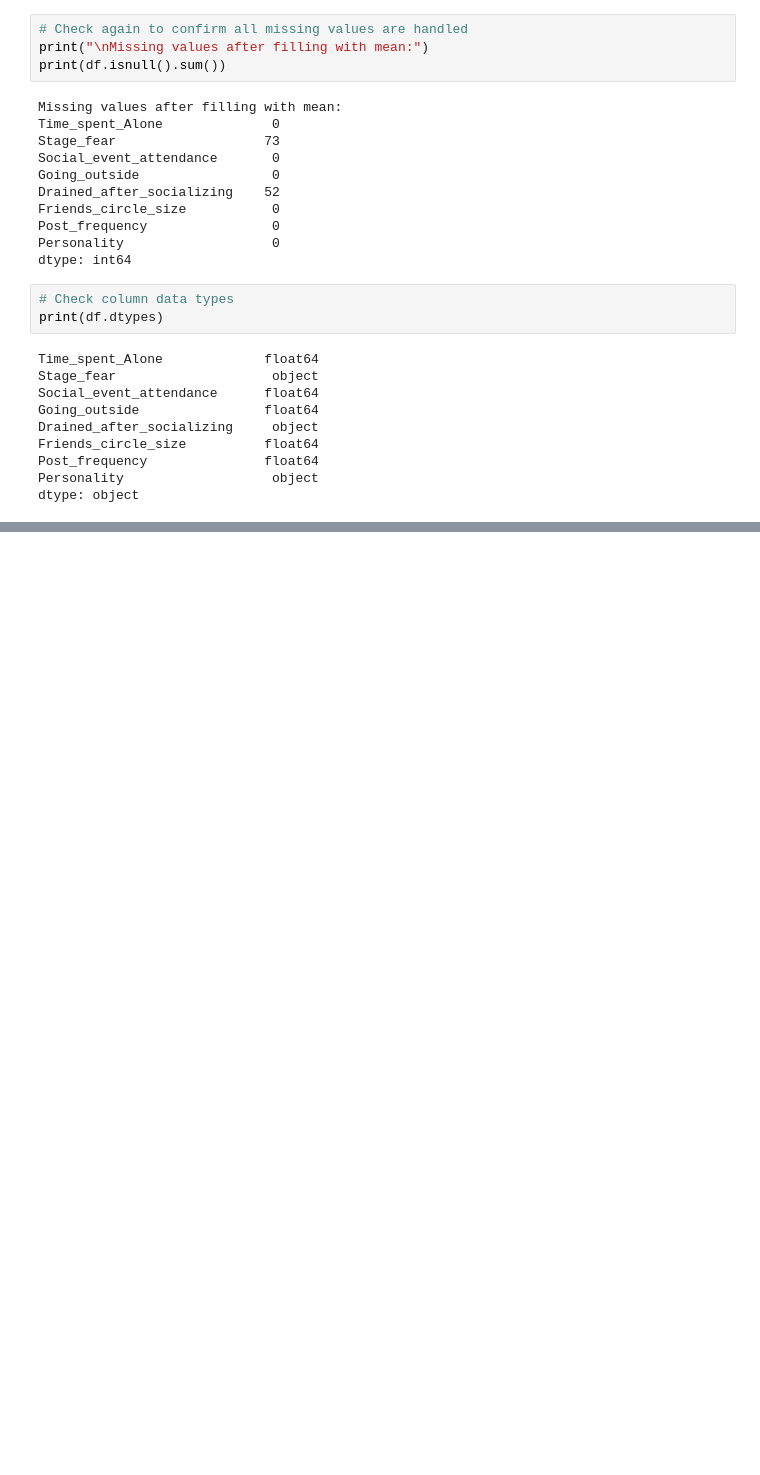
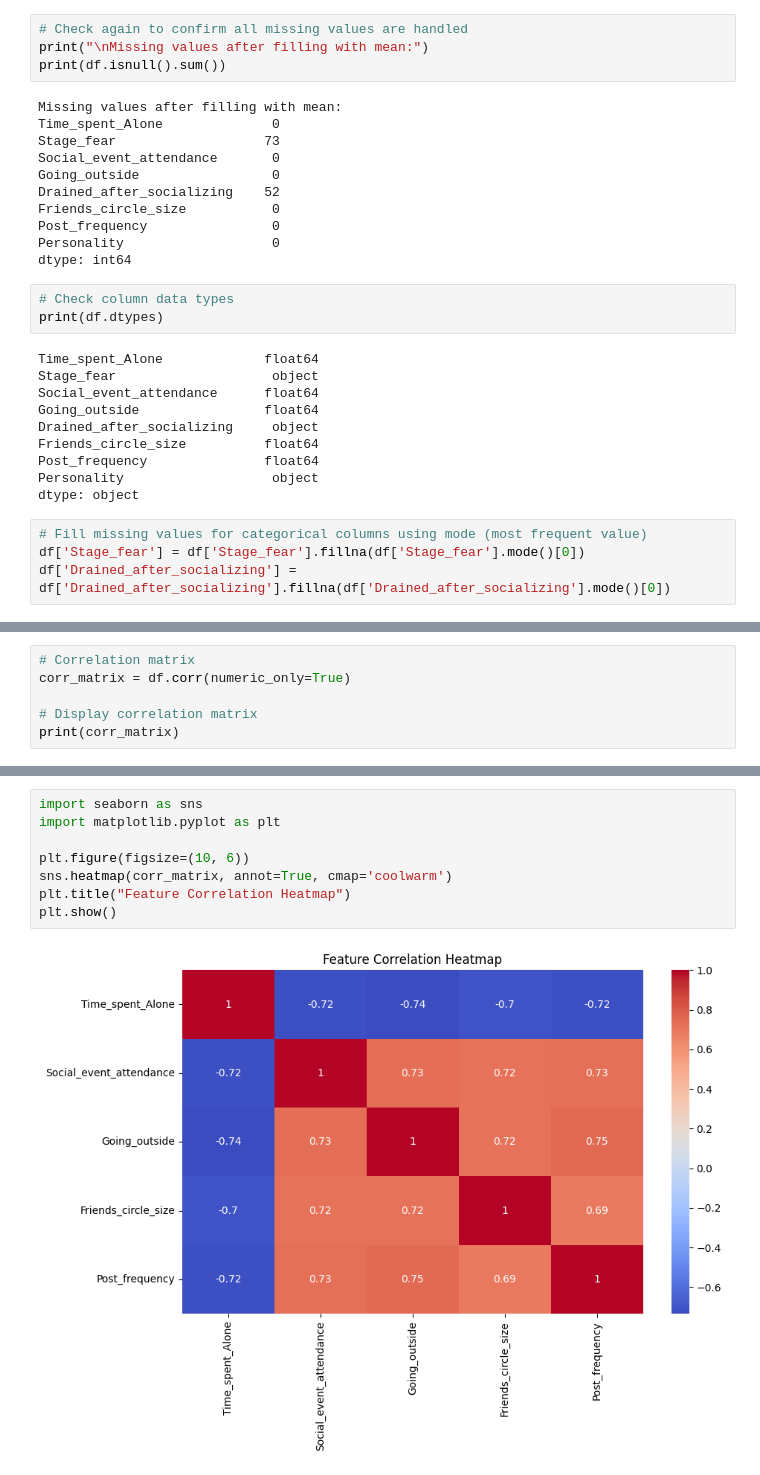
Before and after one commit to prakashsilwal/Personality-Prediction-Using-Behavioral-Data, a Jupyter notebook: Behaviour_analysis.ipynb, the cells around one changed output, grey strips where cells are left out. Cells and saved outputs as stored; diff of their text form; blank space fills up the shorter version.

```diff
--- a/Behaviour_analysis.ipynb
+++ b/Behaviour_analysis.ipynb
@@ -90,3 +90,7 @@ Friends_circle_size          float64
 Post_frequency               float64
 Personality                   object
 dtype: object
+# %%
+# Fill missing values for categorical columns using mode (most frequent value)
+df['Stage_fear'] = df['Stage_fear'].fillna(df['Stage_fear'].mode()[0])
+df['Drained_after_socializing'] = df['Drained_after_socializing'].fillna(df['Drained_after_socializing'].mode()[0])
@@ -92,0 +177,6 @@ dtype: object
+# %%
+# Correlation matrix
+corr_matrix = df.corr(numeric_only=True)
+
+# Display correlation matrix
+print(corr_matrix)
@@ -92,0 +197,10 @@ dtype: object
+# %%
+import seaborn as sns
+import matplotlib.pyplot as plt
+
+plt.figure(figsize=(10, 6))
+sns.heatmap(corr_matrix, annot=True, cmap='coolwarm')
+plt.title("Feature Correlation Heatmap")
+plt.show()
+# %% [output]
+[figure, added]
```
Also changed, not shown: parts of 32 cells of this notebook, 1 other file.
